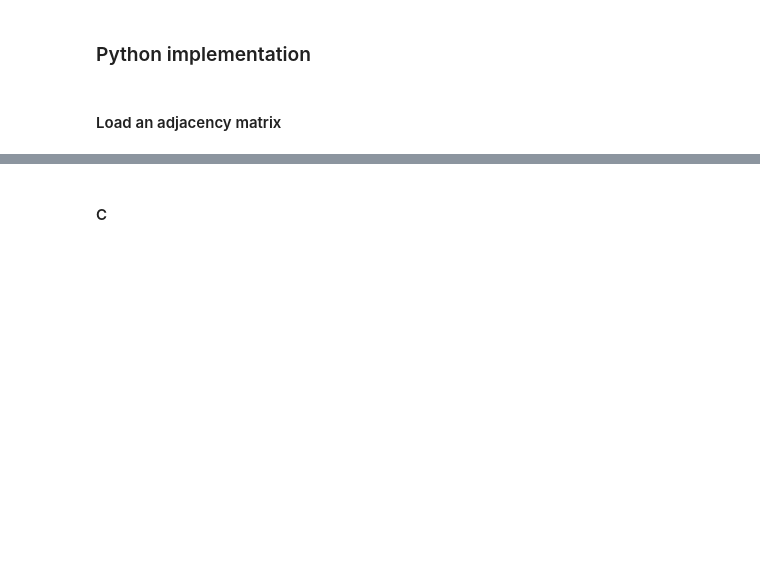
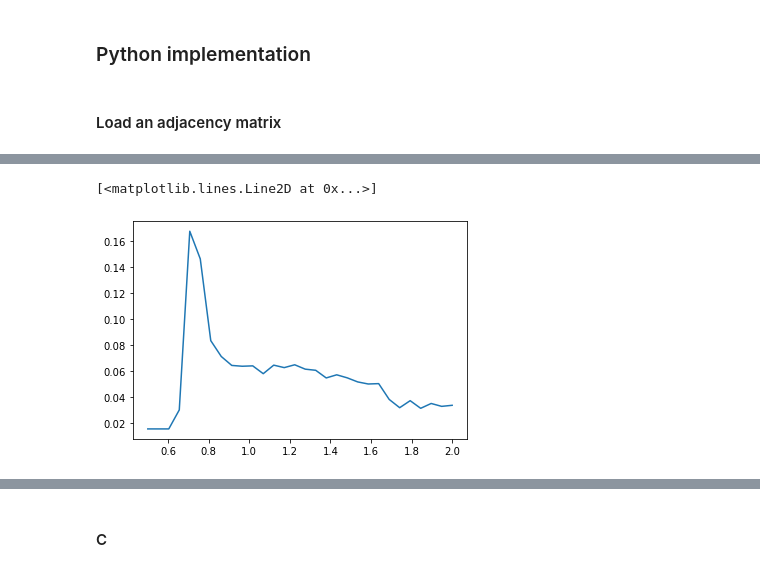
Before and after one commit to ViniciusLima94/RandomizeEdges, a Jupyter notebook: Randomize Adjacency-wei.ipynb, the cells around one changed output, grey strips where cells are left out. Drawn from its saved outputs; the diff is of its cells as text; code cells hidden in the pictures; blank space fills up the shorter version.

```diff
--- a/Randomize Adjacency-wei.ipynb
+++ b/Randomize Adjacency-wei.ipynb
@@ -100,0 +191,19 @@ np.fill_diagonal(A,1)
+# %%
+gamma = np.linspace(0.5, 2.0, 30)
+# %%
+q_o = np.zeros_like(gamma)
+q_n = np.zeros((10, len(gamma)))
+
+for j, g in enumerate( gamma ):
+    _, q_o[j] = brainconn.modularity.modularity_louvain_und_sign(A, gamma=g)
+    for i in range(10):
+
+        Anull=A.copy()
+        for k_v in [30,3]: Anull = create_null_model(Anull,k=k_v,seed=i*1000)
+
+        _, q_n[i,j] = brainconn.modularity.modularity_louvain_und_sign(Anull, gamma=g)
+# %%
+plt.plot(gamma, q_o-q_n.mean(0) )
+# %% [output]
+[<matplotlib.lines.Line2D at 0x...>]
+[figure, added]
```
Also changed, not shown: parts of 16 cells of this notebook, 1 other file.
